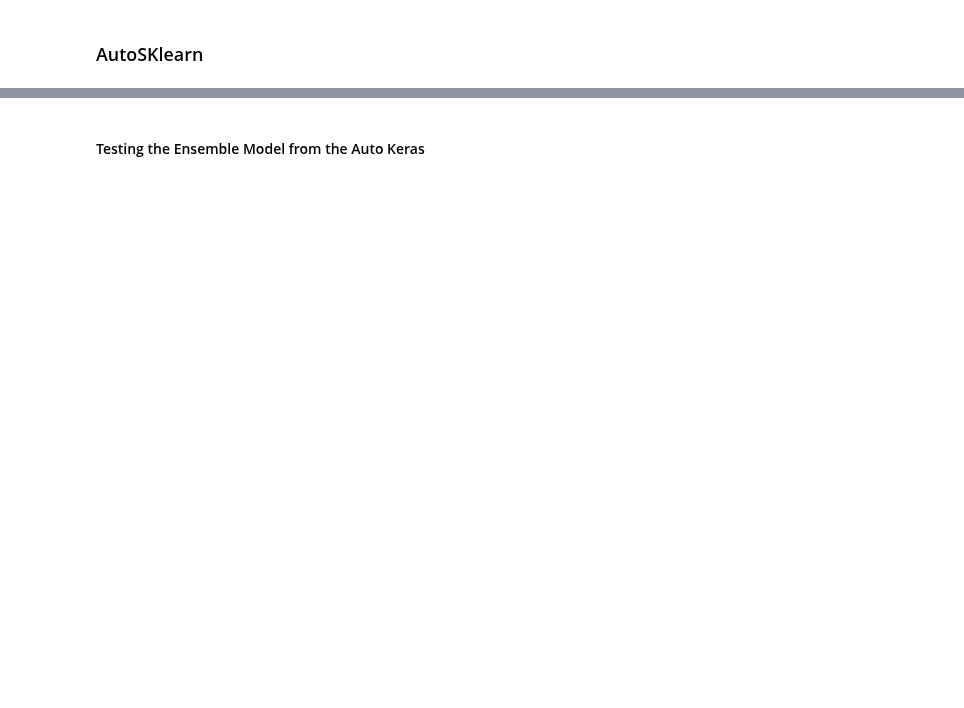
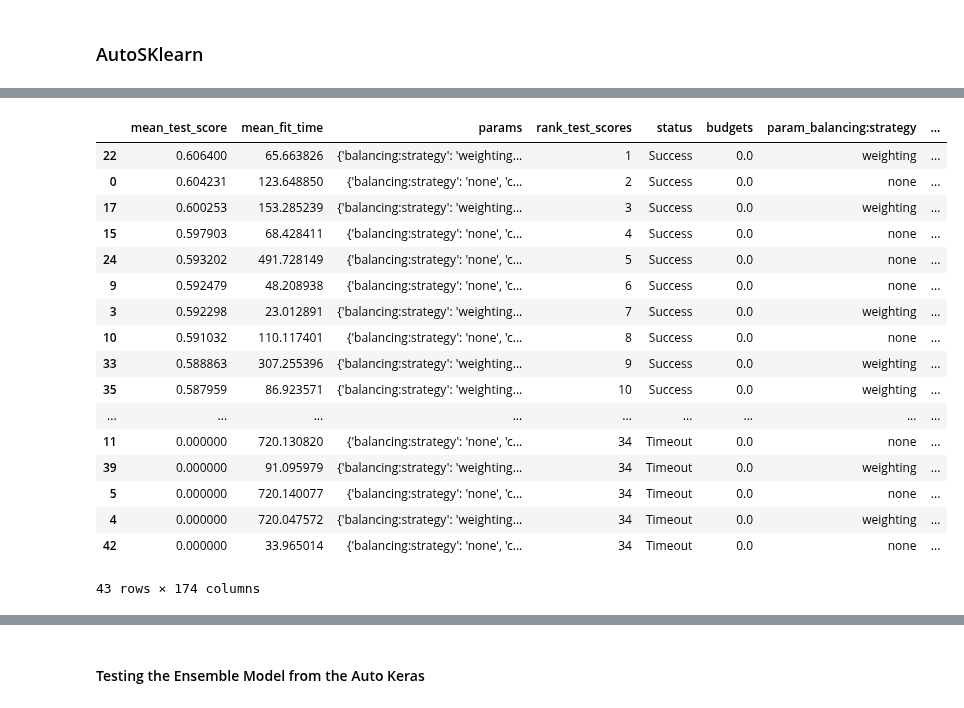
Before and after one commit to MarioCSilva/Speech_Emotion_Recognition_Thesis, a Jupyter notebook: iemocap/model/3_models_study_categorical.ipynb, the cells around one changed output, grey strips where cells are left out. Cells and saved outputs as stored; diff of their text form; code cells hidden in the pictures; blank space fills up the shorter version.

```diff
--- a/iemocap/model/3_models_study_categorical.ipynb
+++ b/iemocap/model/3_models_study_categorical.ipynb
@@ -182,2 +226,23 @@ print(ensemble_model.sprint_statistics())
+# %%
+pd.DataFrame(ensemble_model.cv_results_).sort_values(by = 'mean_test_score', ascending = False)
+# %% [output]
+|  | mean_test_score | mean_fit_time | params | rank_test_scores | status | budgets | param_balancing:strategy | ... |
+| 22 | 0.606400 | 65.663826 | {'balancing:strategy': 'weighting... | 1 | Success | 0.0 | weighting | ... |
+| 0 | 0.604231 | 123.648850 | {'balancing:strategy': 'none', 'c... | 2 | Success | 0.0 | none | ... |
+| 17 | 0.600253 | 153.285239 | {'balancing:strategy': 'weighting... | 3 | Success | 0.0 | weighting | ... |
+| 15 | 0.597903 | 68.428411 | {'balancing:strategy': 'none', 'c... | 4 | Success | 0.0 | none | ... |
+| 24 | 0.593202 | 491.728149 | {'balancing:strategy': 'none', 'c... | 5 | Success | 0.0 | none | ... |
+| 9 | 0.592479 | 48.208938 | {'balancing:strategy': 'none', 'c... | 6 | Success | 0.0 | none | ... |
+| 3 | 0.592298 | 23.012891 | {'balancing:strategy': 'weighting... | 7 | Success | 0.0 | weighting | ... |
+| 10 | 0.591032 | 110.117401 | {'balancing:strategy': 'none', 'c... | 8 | Success | 0.0 | none | ... |
+| 33 | 0.588863 | 307.255396 | {'balancing:strategy': 'weighting... | 9 | Success | 0.0 | weighting | ... |
+| 35 | 0.587959 | 86.923571 | {'balancing:strategy': 'weighting... | 10 | Success | 0.0 | weighting | ... |
+| ... | ... | ... | ... | ... | ... | ... | ... | ... |
+| 11 | 0.000000 | 720.130820 | {'balancing:strategy': 'none', 'c... | 34 | Timeout | 0.0 | none | ... |
+| 39 | 0.000000 | 91.095979 | {'balancing:strategy': 'weighting... | 34 | Timeout | 0.0 | weighting | ... |
+| 5 | 0.000000 | 720.140077 | {'balancing:strategy': 'none', 'c... | 34 | Timeout | 0.0 | none | ... |
+| 4 | 0.000000 | 720.047572 | {'balancing:strategy': 'weighting... | 34 | Timeout | 0.0 | weighting | ... |
+| 42 | 0.000000 | 33.965014 | {'balancing:strategy': 'none', 'c... | 34 | Timeout | 0.0 | none | ... |
+43 rows × 174 columns
 # %%
 ensemble_model.show_models()
```
Also changed, not shown: parts of 12 cells of this notebook.
